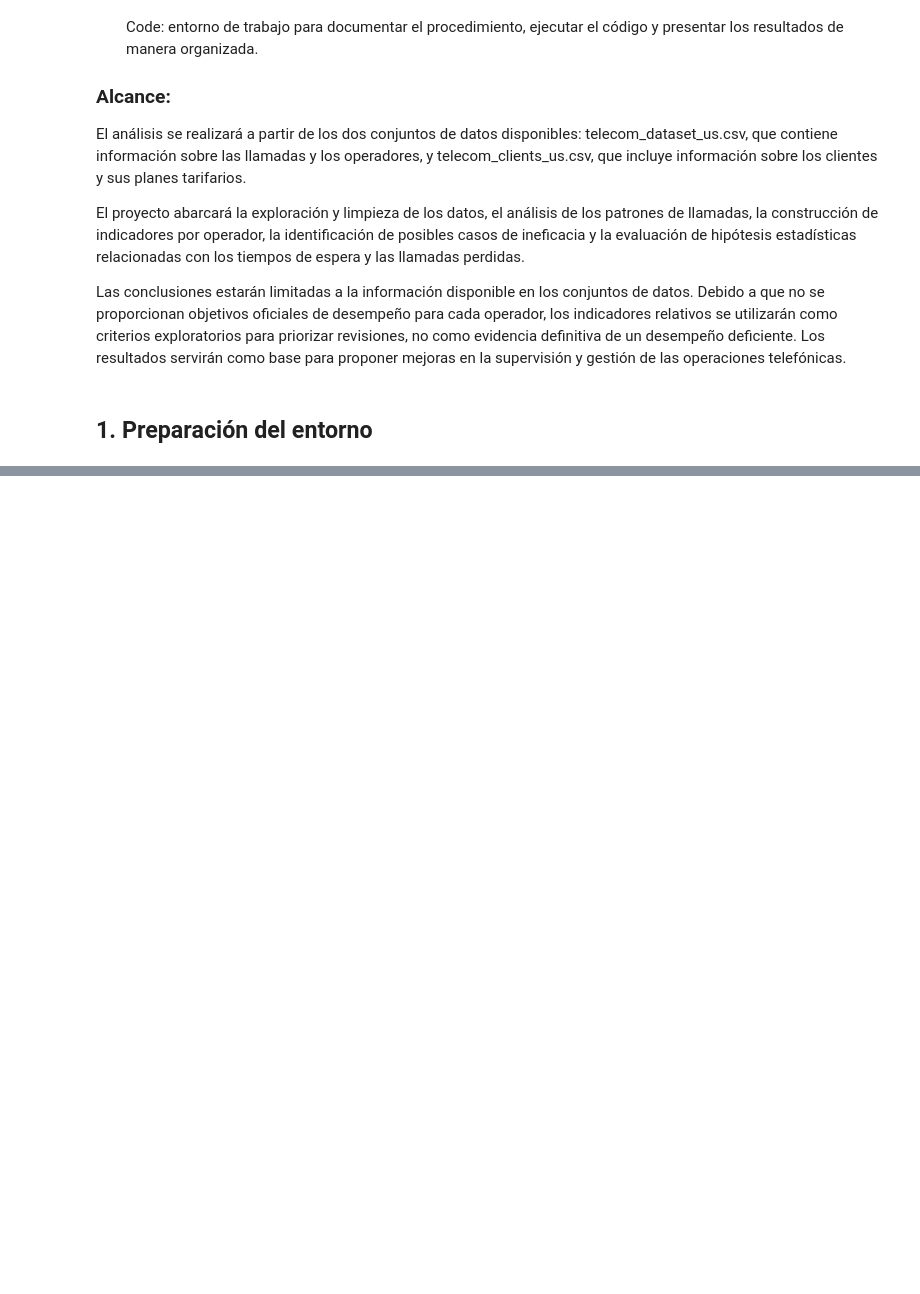
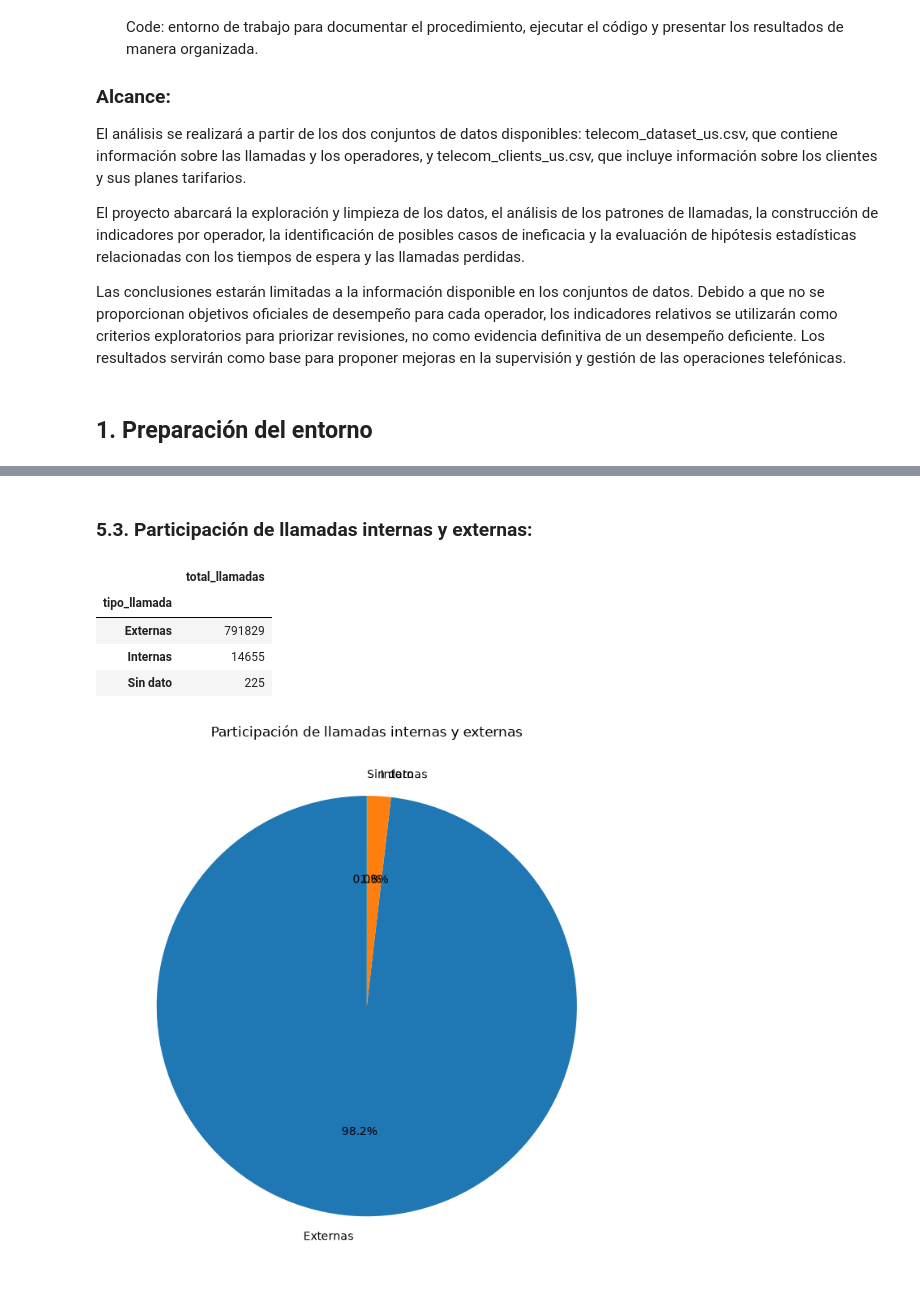
Before and after one commit to JessQ24/FINAL_PROJECT_DA, a Jupyter notebook: Telecomunicaciones- operadores ineficaces/telecomunicaciones_analysis.ipynb, the cells around one changed output, grey strips where cells are left out. Saved outputs shown, nothing was run; the diff lists cells and outputs as text; code cells hidden in the pictures; blank space fills up the shorter version.

```diff
--- a/Telecomunicaciones- operadores ineficaces/telecomunicaciones_analysis.ipynb
+++ b/Telecomunicaciones- operadores ineficaces/telecomunicaciones_analysis.ipynb
@@ -68,0 +364,21 @@ print('Archivo de clientes encontrado:', CLIENTS_PATH.exists())
+# %% [markdown]
+### 5.3. Participación de llamadas internas y externas:
+# %%
+internal_labels = calls['internal_bool'].map({True: 'Internas', False: 'Externas'}).fillna('Sin dato')
+internal_counts = calls.assign(tipo_llamada=internal_labels).groupby('tipo_llamada')['calls_count'].sum()
+
+display(internal_counts.to_frame('total_llamadas'))
+
+fig, ax = plt.subplots(figsize=(7, 7))
+internal_counts.plot(kind='pie', autopct='%1.1f%%', startangle=90, ax=ax)
+ax.set_title('Participación de llamadas internas y externas')
+ax.set_ylabel('')
+plt.tight_layout()
+plt.show()
+# %% [output]
+|  | total_llamadas |
+| tipo_llamada |  |
+| Externas | 791829 |
+| Internas | 14655 |
+| Sin dato | 225 |
+[figure, added]
```
Also changed, not shown: parts of 37 cells of this notebook, 2 other files.
